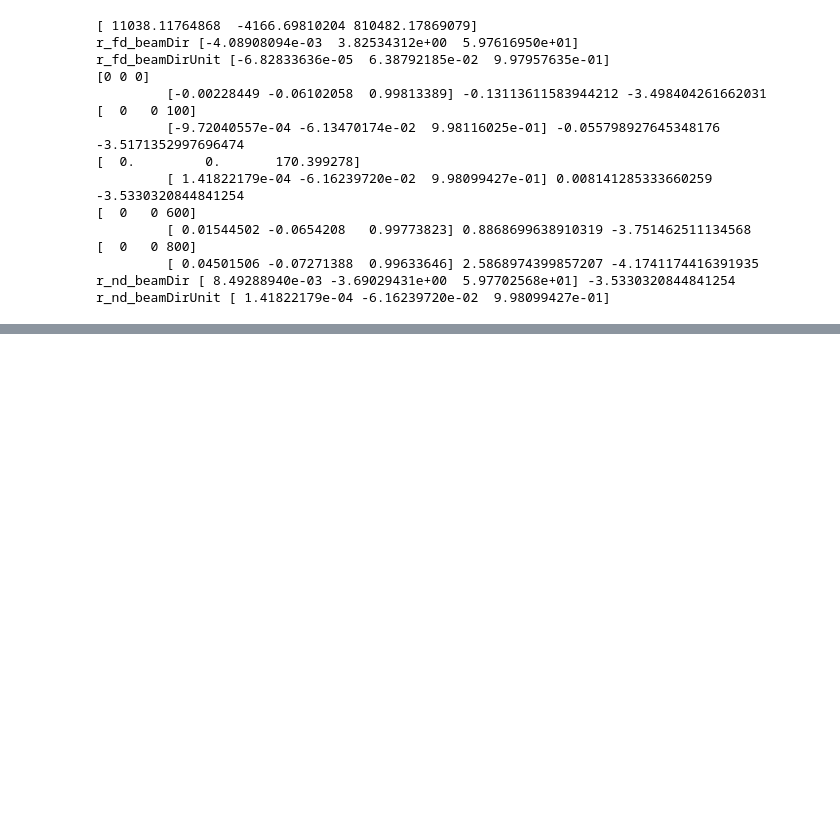
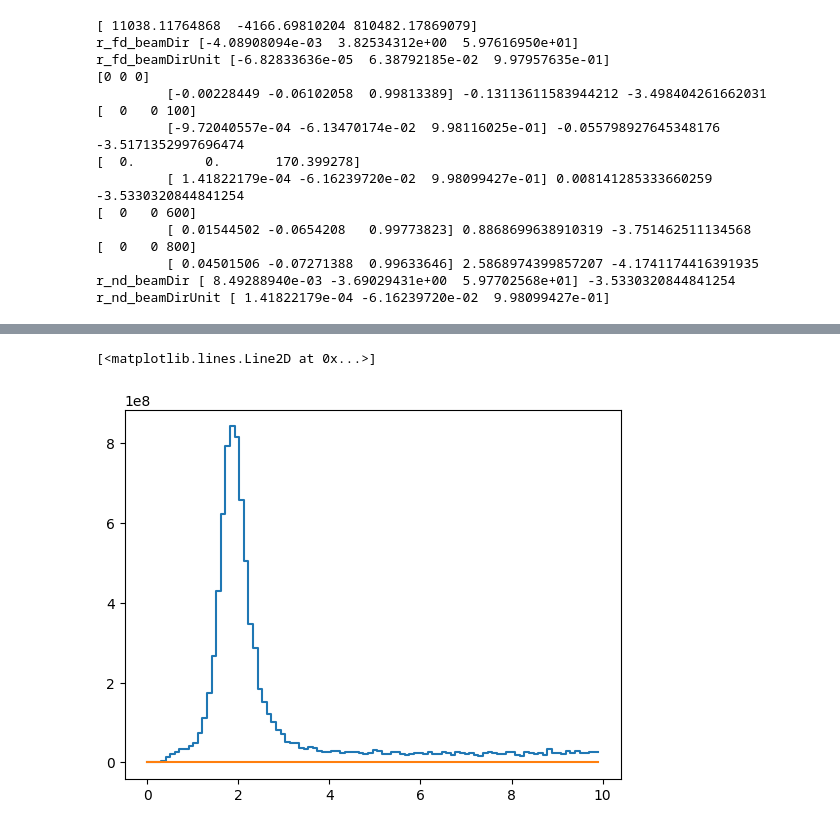
Before and after one commit to aditya-marathe/msci-project, a Jupyter notebook: src/notebooks/testing.ipynb, the cells around one changed output, grey strips where cells are left out. Saved outputs shown, nothing was run; the diff lists cells and outputs as text; code cells hidden in the pictures; blank space fills up the shorter version.

```diff
--- a/src/notebooks/testing.ipynb
+++ b/src/notebooks/testing.ipynb
@@ -649,0 +569,10 @@ def fillTrackKinematics(td: dict) -> None:
+# %%
+v, be = np.histogram(
+    data['rec.mc.nu']['E'][:].flatten(),
+    bins=np.linspace(0, 10, 100)
+)
+
+bin_centers = 0.5 * (be[:-1] + be[1:])
+# %%
+pot = data['rec.mc.nu.beam']['potnum'][:].flatten()
+pot
@@ -649,0 +581,2 @@ def fillTrackKinematics(td: dict) -> None:
+# %%
+pot = np.asarray(pot, dtype=float)
@@ -649,0 +608,13 @@ def fillTrackKinematics(td: dict) -> None:
+# %%
+vw, _ = np.histogram(
+    data['rec.mc.nu']['E'][:].flatten(),
+    bins=np.linspace(0, 10, 100),
+    weights=pot
+)
+# %%
+# plt.bar(bin_centers, v / potnum, width=be[1] - be[0]);
+plt.step(be[:-1], vw)
+plt.step(be[:-1], v)
+# %% [output]
+[<matplotlib.lines.Line2D at 0x...>]
+[figure, added]
```
Also changed, not shown: parts of 23 cells of this notebook, 4 other files.
